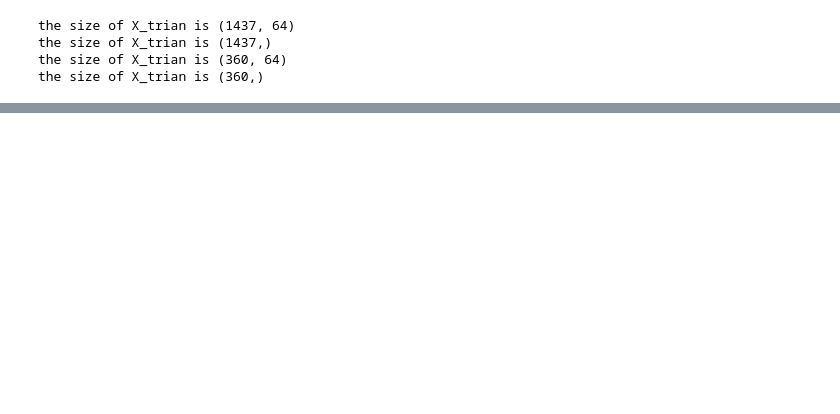
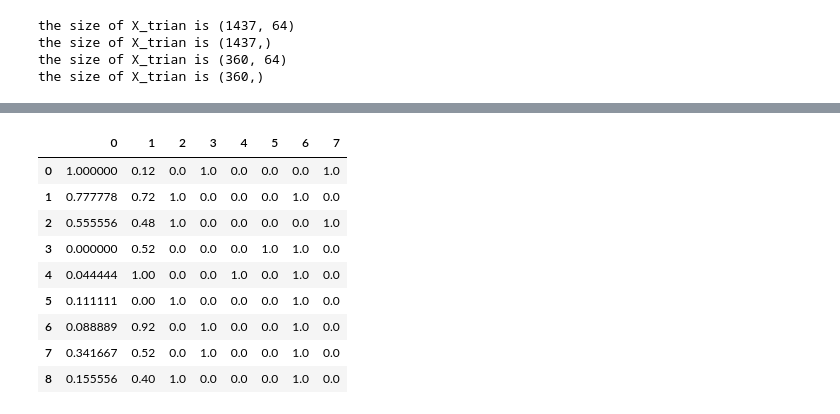
Before and after one commit to XiaoYu-1111/jupyter, a Jupyter notebook: sklearn_mechine learning.ipynb, the cells around one changed output, grey strips where cells are left out. Drawn from its saved outputs; the diff is of its cells as text; code cells hidden in the pictures; blank space fills up the shorter version.

```diff
--- a/sklearn_mechine learning.ipynb
+++ b/sklearn_mechine learning.ipynb
@@ -771,0 +1029,18 @@ for i,ax in enumerate(axes.flat):
+# %%
+d={'IQ':['high','avg','avg','low','higt','avg','high','high',None],
+    'temper':['good',None,'good','bad','bad','bad','bad',None,'bad'],
+    'income':[50,40,30,5,7,10,9,np.NaN,12],
+    'height':[1.68,1.83,1.77,np.NAN,1.9,1.65,1.88,np.NaN,1.75]}
+X=pd.DataFrame(d)
+print(X)
+
+#定义一个从dataframe中获取每列的类，并起名dataframeselector。
+from sklearn.base import BaseEstimator,TransformerMixin
+
+class DataFrameSelector(BaseEstimator,TransformerMixin):
+    def __init__(self,attribute_names):
+        self.attributes_names=attribute_names
+    def fit(self,X,y=None):
+        return self
+    def transform(self,X):
+        return X[self.attributes_names].values
@@ -771,0 +1058,37 @@ for i,ax in enumerate(axes.flat):
+# %%
+from sklearn.pipeline import Pipeline
+from sklearn.pipeline import FeatureUnion
+from sklearn.impute import SimpleImputer
+
+from sklearn.preprocessing import MinMaxScaler
+from sklearn.preprocessing import OneHotEncoder
+
+categorical_features=['IQ','temper']
+numerical_features=['income','height']
+
+categorical_pipe=Pipeline([
+    ('select',DataFrameSelector(categorical_features)),
+    ('impute',SimpleImputer(missing_values=None,strategy='most_frequent')),
+    ('one_hot_encode',OneHotEncoder(sparse=False))])
+numerical_pipe=Pipeline([
+    ('select',DataFrameSelector(numerical_features)),
+    ('impute',SimpleImputer(missing_values=np.nan,strategy='mean')),
+    ('normalize',MinMaxScaler())])
+full_pipe=FeatureUnion(transformer_list=[
+    ('numeric_pipe',numerical_pipe),
+    ('categorical_pipe',categorical_pipe)])
+# %%
+X_proc=full_pipe.fit_transform(X)
+X_proc=pd.DataFrame(X_proc)
+X_proc
+# %% [output]
+|  | 0 | 1 | 2 | 3 | 4 | 5 | 6 | 7 |
+| 0 | 1.000000 | 0.12 | 0.0 | 1.0 | 0.0 | 0.0 | 0.0 | 1.0 |
+| 1 | 0.777778 | 0.72 | 1.0 | 0.0 | 0.0 | 0.0 | 1.0 | 0.0 |
+| 2 | 0.555556 | 0.48 | 1.0 | 0.0 | 0.0 | 0.0 | 0.0 | 1.0 |
+| 3 | 0.000000 | 0.52 | 0.0 | 0.0 | 0.0 | 1.0 | 1.0 | 0.0 |
+| 4 | 0.044444 | 1.00 | 0.0 | 0.0 | 1.0 | 0.0 | 1.0 | 0.0 |
+| 5 | 0.111111 | 0.00 | 1.0 | 0.0 | 0.0 | 0.0 | 1.0 | 0.0 |
+| 6 | 0.088889 | 0.92 | 0.0 | 1.0 | 0.0 | 0.0 | 1.0 | 0.0 |
+| 7 | 0.341667 | 0.52 | 0.0 | 1.0 | 0.0 | 0.0 | 1.0 | 0.0 |
+| 8 | 0.155556 | 0.40 | 1.0 | 0.0 | 0.0 | 0.0 | 1.0 | 0.0 |
```
Also changed, not shown: parts of 48 cells of this notebook, 15 other files.
